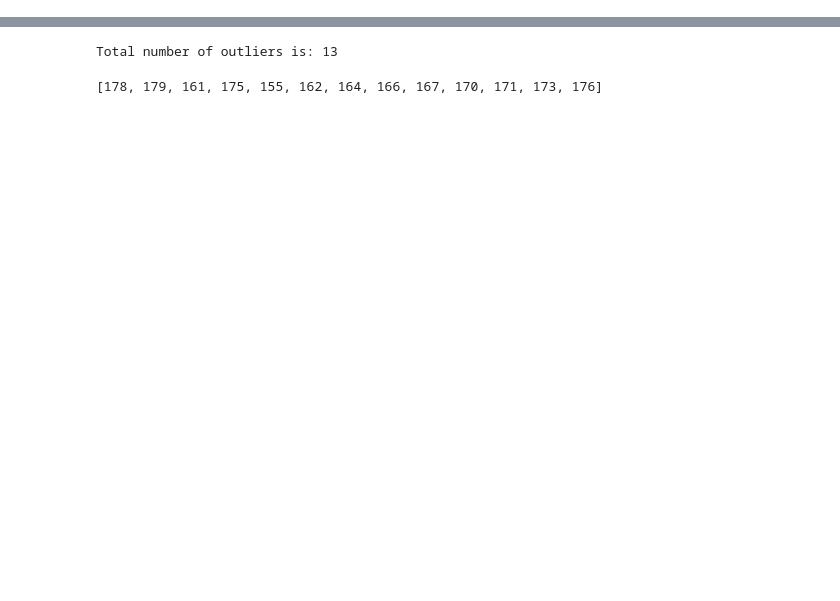
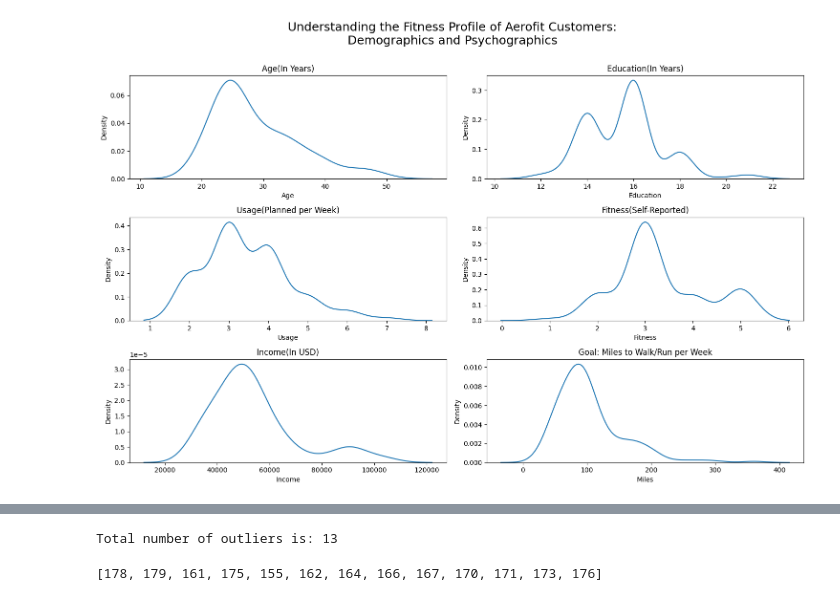
Before and after one commit to hassaan921/Excel_Dashboards, a Jupyter notebook: Hassaan_Malik_EDA_Portfolio.ipynb, the cells around one changed output, grey strips where cells are left out. Cells and saved outputs as stored; diff of their text form; code cells hidden in the pictures; blank space fills up the shorter version.

```diff
--- a/Hassaan_Malik_EDA_Portfolio.ipynb
+++ b/Hassaan_Malik_EDA_Portfolio.ipynb
@@ -129,23 +251,29 @@ plt.tight_layout()
 # %%
+# setting the number, orientation, and sizes of various subplots
+
+# plotting kernel density plots for numeric features
+
 fig, axes = plt.subplots(nrows=3,ncols=2,figsize=(15,10))
-fig.suptitle('Density of Numerical Features\n', size = 18)
+fig.suptitle('Understanding the Fitness Profile of Aerofit Customers:\nDemographics and Psychographics\n', size = 18)
 
 seaborn.kdeplot(af_treadmill_numeric['Age'], ax=axes[0,0])
-axes[0,0].set_title("Density of Age(In Years)");
+axes[0,0].set_title("Age(In Years)");
 
 seaborn.kdeplot(af_treadmill_numeric['Education'], ax=axes[0,1])
-axes[0,1].set_title("Density of Education(In Years)");
+axes[0,1].set_title("Education(In Years)");
 
 seaborn.kdeplot(af_treadmill_numeric['Usage'], ax=axes[1,0])
-axes[1,0].set_title("Density of of Usage(Planned)");
+axes[1,0].set_title("Usage(Planned per Week)");
 
 seaborn.kdeplot(af_treadmill_numeric['Fitness'], ax=axes[1,1])
-axes[1,1].set_title("Density of Fitness(Self-Reported)");
+axes[1,1].set_title("Fitness(Self-Reported)");
 
 seaborn.kdeplot(af_treadmill_numeric['Income'], ax=axes[2,0])
-axes[2,0].set_title("Density of Income(In USD)");
+axes[2,0].set_title("Income(In USD)");
 
 seaborn.kdeplot(af_treadmill_numeric['Miles'], ax=axes[2,1])
-axes[2,1].set_title("Density of Miles");
+axes[2,1].set_title("Goal: Miles to Walk/Run per Week");
 
 plt.tight_layout()
+# %% [output]
+[figure, added]
```
Also changed, not shown: parts of 91 cells of this notebook.
